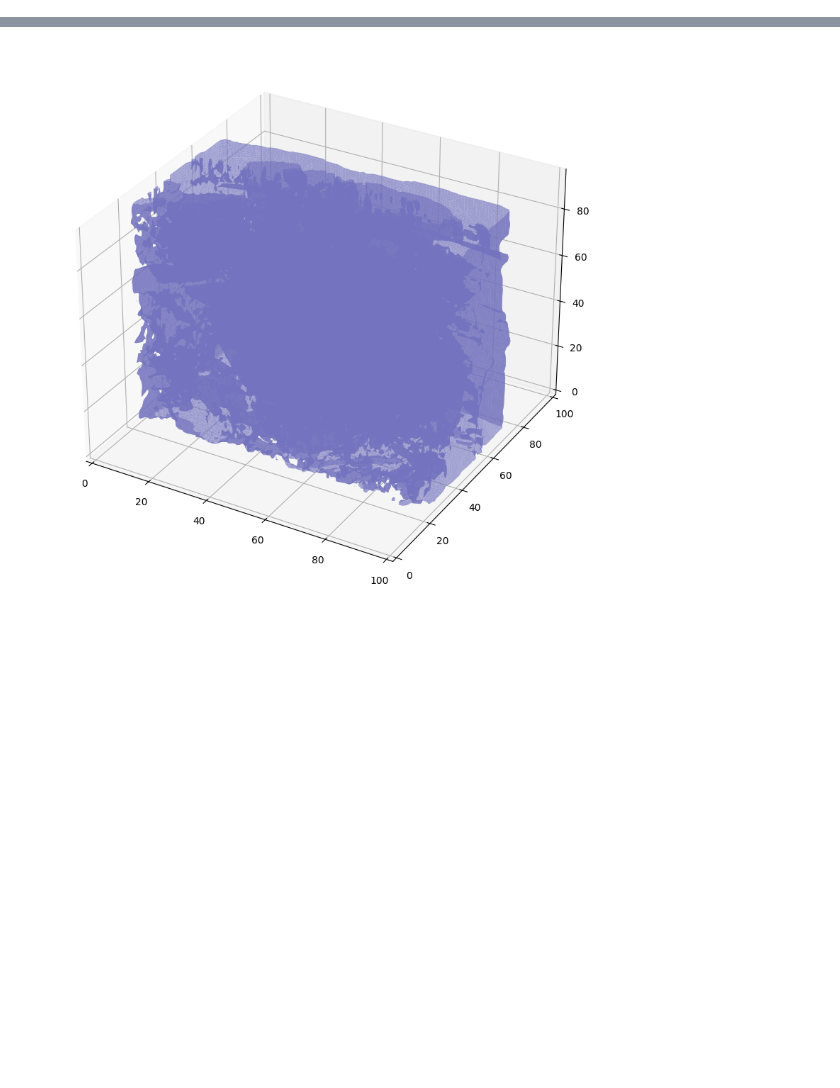
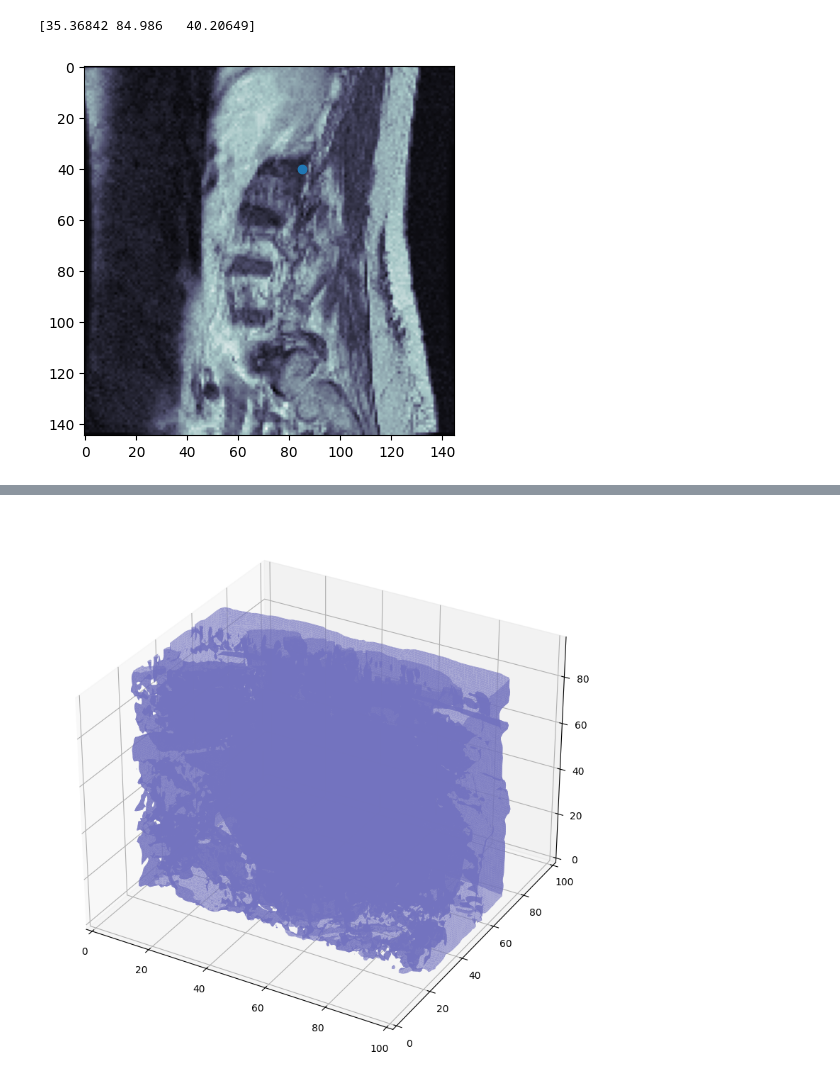
Before and after one commit to hmhornung/Lumbar-Spine-Degenerative-Classification, a Jupyter notebook: preprocessing/preprocess.ipynb, the cells around one changed output, grey strips where cells are left out. Saved outputs shown, nothing was run; the diff lists cells and outputs as text; code cells hidden in the pictures; blank space fills up the shorter version.

```diff
--- a/preprocessing/preprocess.ipynb
+++ b/preprocessing/preprocess.ipynb
@@ -168,6 +161,0 @@ def plot_roi(volume, coords, idx=0):
-# %%
-volume = np.load('datasets/resampled-2.0mm_resolution/4003253/2448190387/2448190387_image.npy')
-coords = np.load('datasets/resampled-2.0mm_resolution/4003253/2448190387/2448190387_coordinates.npy')
-print(volume[0,40:,:])
-volume = aug.normalize_volume(volume)
-print(volume[0,40:,:])
@@ -225,0 +162,15 @@ plot_roi(cropped_volume, cropped_coords, n)
+# %%
+def plot_roi(volume, coords, idx=0):
+    # print(coord[0])
+    img = volume[int(coords[idx,0])]
+    slice_coords = []
+    for coord in coords:
+        if coord[0] == coords[idx,0]:
+            slice_coords.append(coord)
+    # plt.scatter(x=[coord[1] for coord in slice_coords], y=[coord[2] for coord in slice_coords], c='r', s=40)
+    plt.scatter(x=coords[idx,2], y=coords[idx,1])
+    plt.imshow(img, cmap=plt.cm.bone)
+    plt.show()
+#Axial T2
+#Sagittal T1: (0,1,2) (z,x,y)
+#Sagittal T2/STIR
@@ -225,0 +209,8 @@ plot_roi(cropped_volume, cropped_coords, n)
+# %%
+#Sagittal T2/STIR
+volume = np.load('datasets/resampled-2.0mm_resolution/283265383/221289021/221289021_image.npy')
+coords = np.load('datasets/resampled-2.0mm_resolution/283265383/221289021/221289021_coordinates.npy')
+mask   = np.load('datasets/resampled-2.0mm_resolution/283265383/221289021/221289021_mask.npy')
+labels = np.load('datasets/resampled-2.0mm_resolution/283265383/221289021/221289021_labels.npy')
+
+volume = aug.normalize_volume(volume)
@@ -225,0 +239,12 @@ plot_roi(cropped_volume, cropped_coords, n)
+# %%
+n = 10
+# plot_roi(volume, coords, n)
+# rotated_volume, rotated_coords = aug.rotate_volume_and_coords(volume, coords, 0, 1)
+# rotated_volume, rotated_coords = aug.rotate_volume_and_coords(rotated_volume, rotated_coords, 90, 1)
+# rotated_volume, rotated_coords = aug.rotate_volume_and_coords(rotated_volume, rotated_coords, 90, 0)
+print(coords[n])
+plot_roi(volume, coords, n)
+# plot_roi(volume, coords, n)
+# %% [output]
+[35.36842 84.986   40.20649]
+[figure, added]
```
Also changed, not shown: parts of 18 cells of this notebook, 2 other files.
